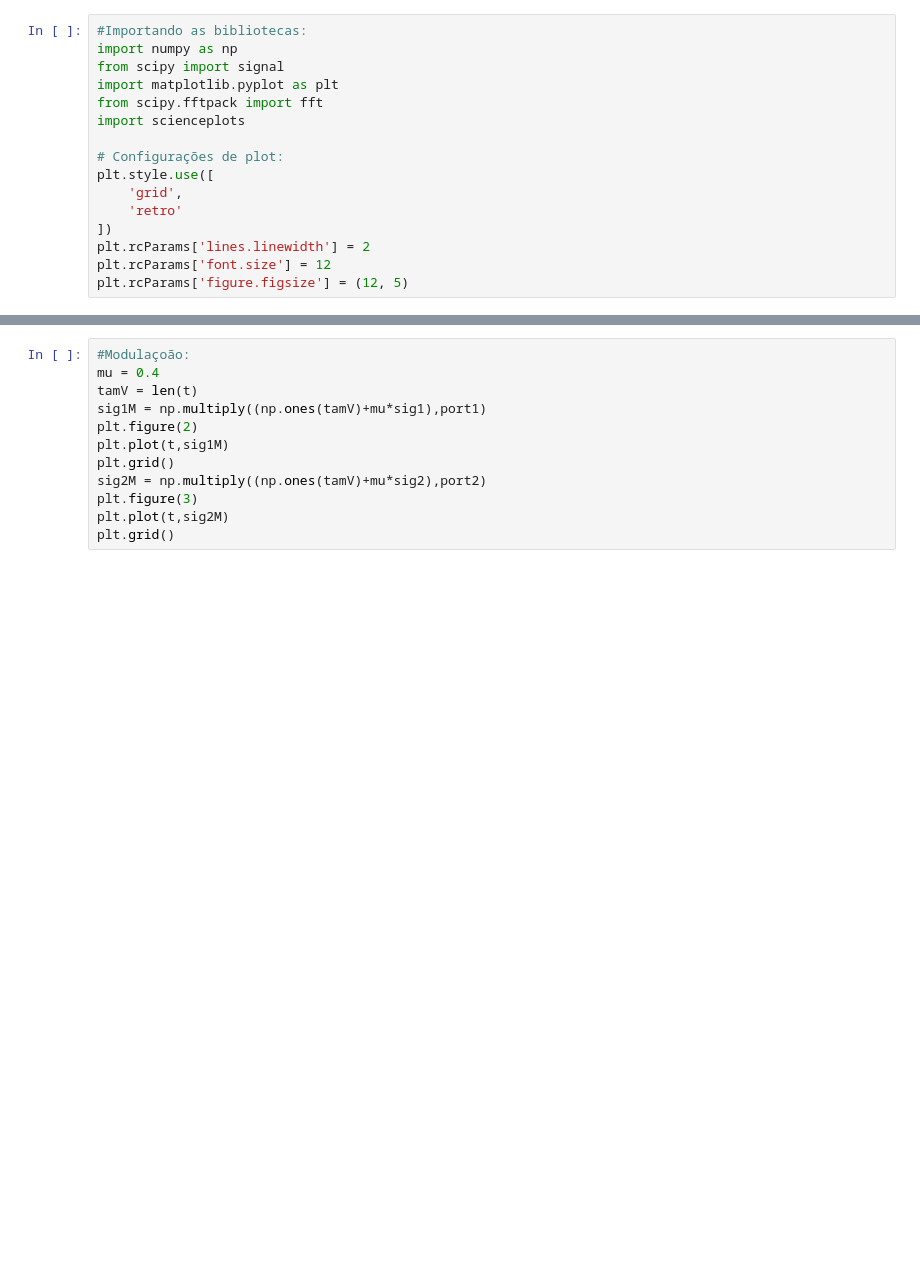
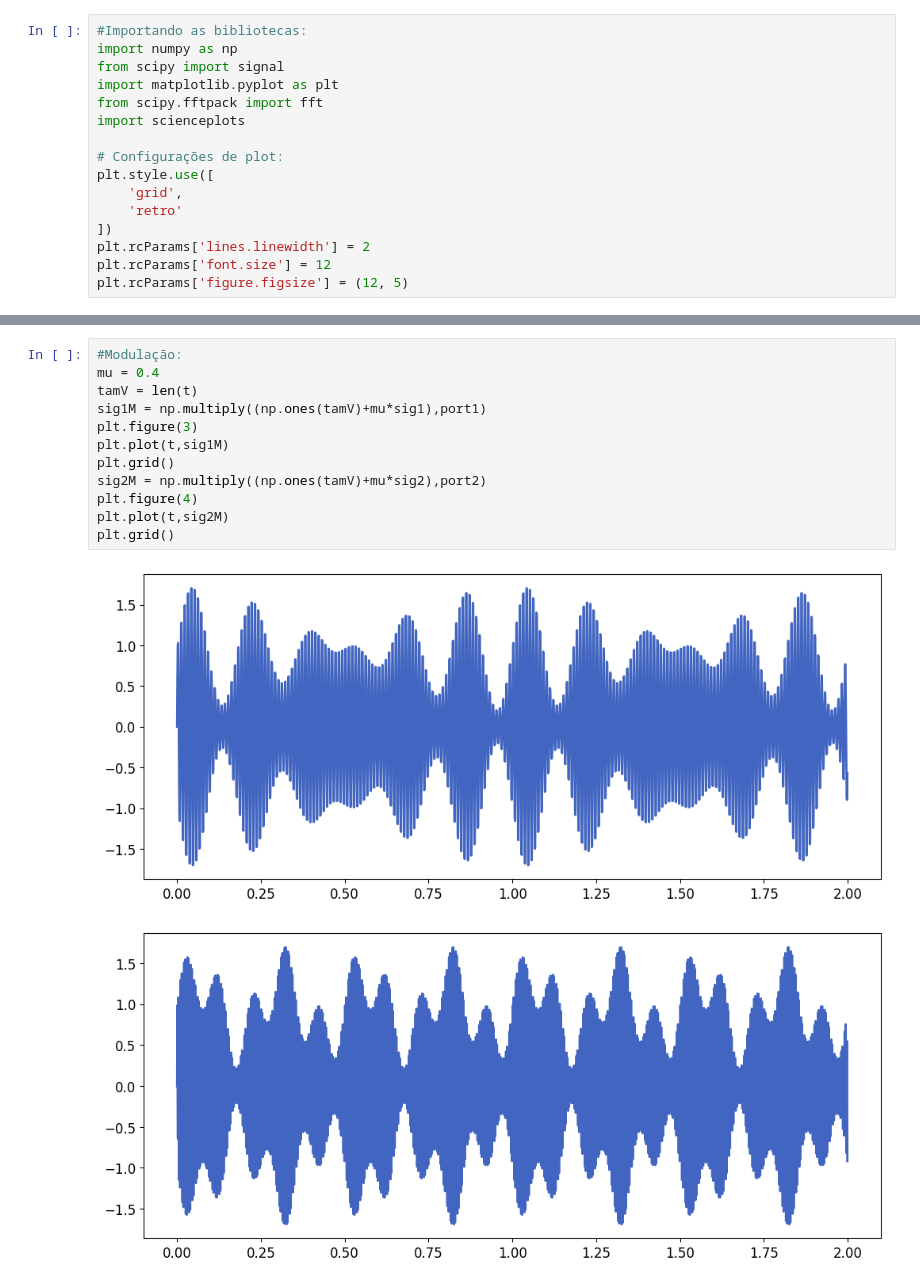
Before and after one commit to ErickNMA/Inst._Ind., a Jupyter notebook: Atividade_3/modulacao.ipynb, the cells around one changed output, grey strips where cells are left out. Saved outputs shown, nothing was run; the diff lists cells and outputs as text; blank space fills up the shorter version.

```diff
--- a/Atividade_3/modulacao.ipynb
+++ b/Atividade_3/modulacao.ipynb
@@ -33,12 +33,15 @@ port2 = np.sin(2*np.pi*3000*t)
 # %%
-#Modulaçoão:
+#Modulação:
 mu = 0.4
 tamV = len(t)
 sig1M = np.multiply((np.ones(tamV)+mu*sig1),port1)
-plt.figure(2)
+plt.figure(3)
 plt.plot(t,sig1M)
 plt.grid()
 sig2M = np.multiply((np.ones(tamV)+mu*sig2),port2)
-plt.figure(3)
+plt.figure(4)
 plt.plot(t,sig2M)
 plt.grid()
+# %% [output]
+[figure, added]
+[figure, added]
```
Also changed, not shown: parts of 4 cells of this notebook, 3 other files.
